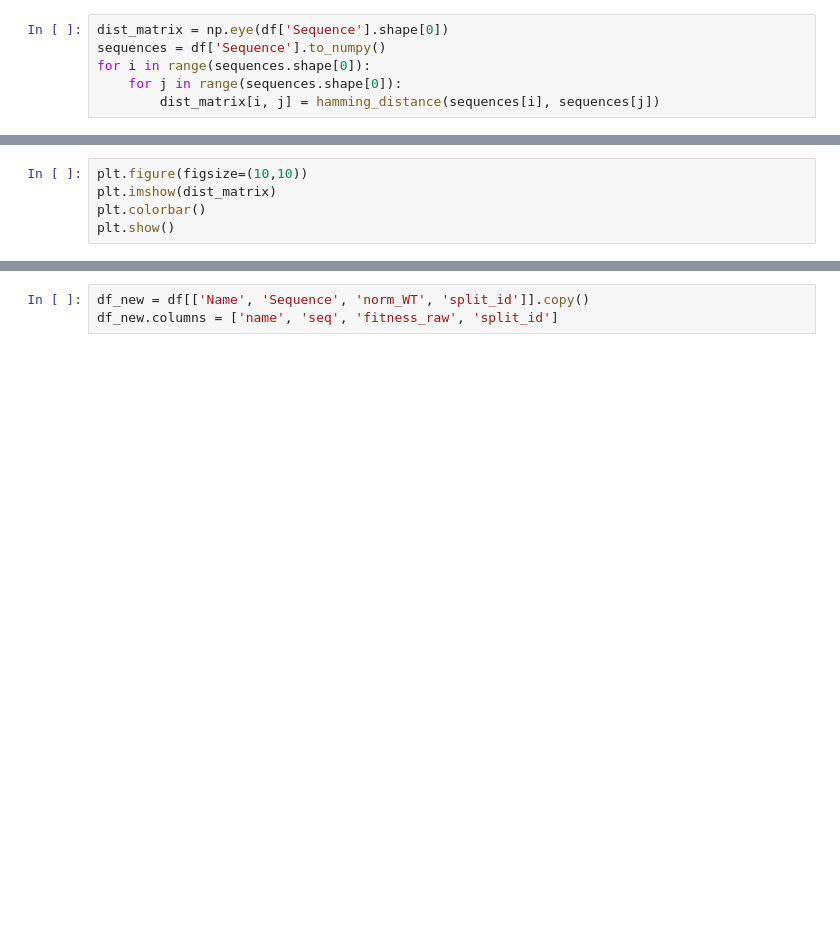
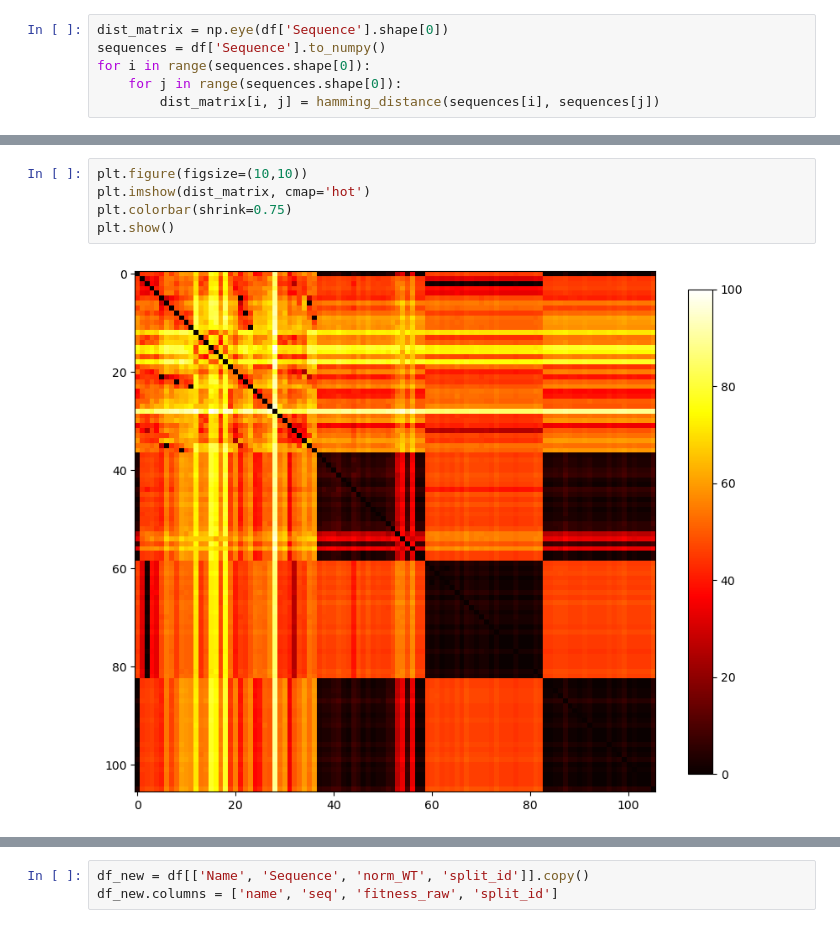
Before and after one commit to kevingeo11/DomainPrediction, a Jupyter notebook: src/AL_Testing/Tdomain/prepare_dataset.ipynb, the cells around one changed output, grey strips where cells are left out. Drawn from its saved outputs; the diff is of its cells as text; blank space fills up the shorter version.

```diff
--- a/src/AL_Testing/Tdomain/prepare_dataset.ipynb
+++ b/src/AL_Testing/Tdomain/prepare_dataset.ipynb
@@ -45,8 +68,10 @@ dist_matrix[0,:]
 # %%
 plt.figure(figsize=(10,10))
-plt.imshow(dist_matrix)
-plt.colorbar()
+plt.imshow(dist_matrix, cmap='hot')
+plt.colorbar(shrink=0.75)
 plt.show()
+# %% [output]
+[figure, added]
 # %%
 dist_from_wt = []
 for seq in df['Sequence']:
```
Also changed, not shown: parts of 48 cells of this notebook, 4 other files.
